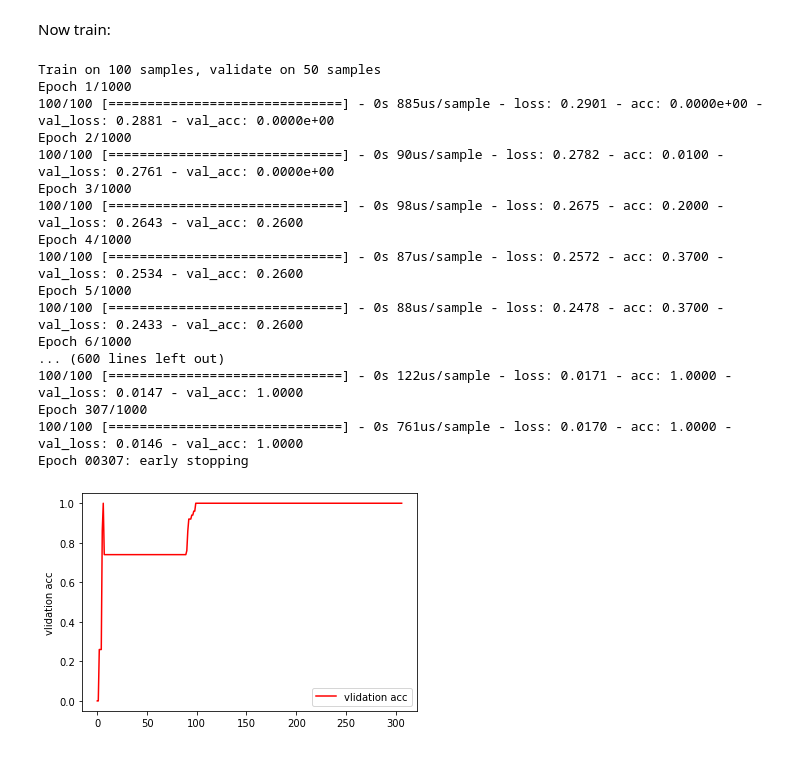
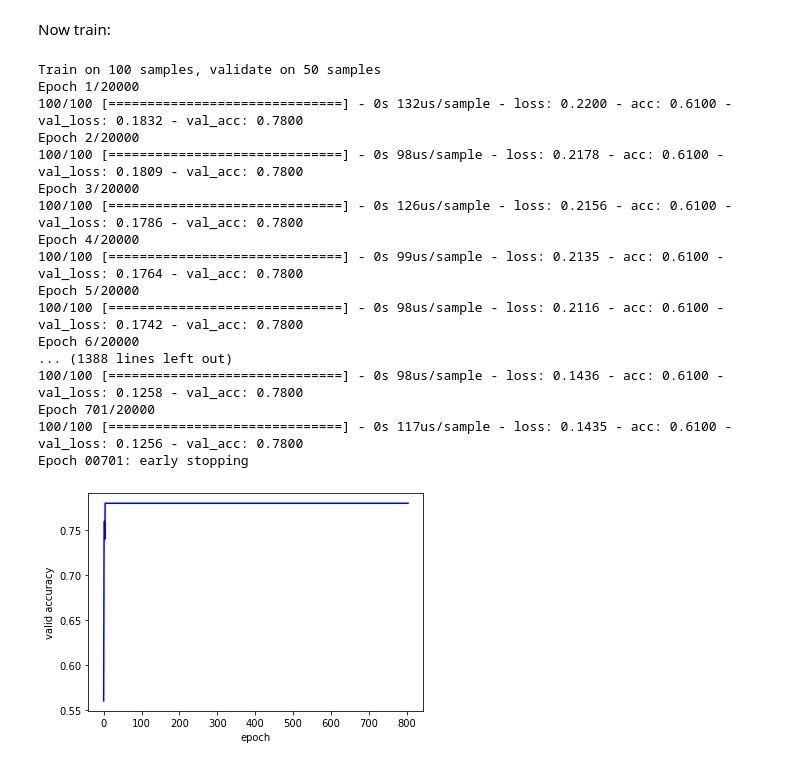
Before and after one commit to yeswhos/COMP5400M-Bio-inspired-Computing, a Jupyter notebook: CW2/Backpropagation on the Iris data set.ipynb, the cells around one changed output. Cells and saved outputs as stored; diff of their text form; code cells hidden in the pictures.

```diff
--- a/CW2/Backpropagation on the Iris data set.ipynb
+++ b/CW2/Backpropagation on the Iris data set.ipynb
@@ -45,8 +45,8 @@ outputs = []
 
 d = {}
 d['Iris-setosa\n']  = [1., 0., 0.]
-d['Iris-versicolor\n'] = [0., 0., 1.]
-d['Iris-virginica\n']  = [0., 0., 1.]
+d['Iris-versicolor\n'] = [0., 1., 0.]
+d['Iris-virginica\n']  = [1., 0., 0.]
 
 # with open('iris.data') as f:
 with open(filepath) as f:
@@ -205,52 +205,53 @@ nr_out    = 3
 model.add(layers.Dense(nr_in,activation='relu'))
 model.add(layers.Dense(nr_hidden, activation = 'sigmoid'))
 model.add(layers.Dense(nr_out,activation='sigmoid'))
-model.compile(optimizer=tf.train.GradientDescentOptimizer(0.08),loss='mse',metrics=['accuracy'])
+model.compile(optimizer=tf.train.GradientDescentOptimizer(0.05),loss='mse',metrics=['accuracy'])
 # %% [markdown]
 Create training set and bring them into a numpy array form. Let's use a 100 patterns for training. Also, build a validation set.
 # %% [markdown]
 Now train:
 # %%
-earlystop=tf.keras.callbacks.EarlyStopping(monitor='val_acc',min_delta=-0.01,patience=300,verbose=True,restore_best_weights=True)
+earlystop=tf.keras.callbacks.EarlyStopping(monitor='val_acc',min_delta=-0.01,patience=700,verbose=True,restore_best_weights=True)
 callbacks=[earlystop]
-history_model = model.fit(train_inputs,train_outputs,epochs=1000,batch_size=30,validation_data=(val_inputs,val_outputs),callbacks=callbacks)
+history_model = model.fit(train_inputs,train_outputs,epochs=20000,batch_size=30,validation_data=(val_inputs,val_outputs),callbacks=callbacks)
 #model.fit(train_inputs,train_outputs,epochs=500,batch_size=30, validation_data=(val_inputs, val_outputs))
 # %% [output]
 Train on 100 samples, validate on 50 samples
-Epoch 1/1000
-100/100 [==============================] - 0s 885us/sample - loss: 0.2901 - acc: 0.0000e+00 - val_loss: 0.2881 - val_acc: 0.0000e+00
-Epoch 2/1000
-100/100 [==============================] - 0s 90us/sample - loss: 0.2782 - acc: 0.0100 - val_loss: 0.2761 - val_acc: 0.0000e+00
-Epoch 3/1000
-100/100 [==============================] - 0s 98us/sample - loss: 0.2675 - acc: 0.2000 - val_loss: 0.2643 - val_acc: 0.2600
-Epoch 4/1000
-100/100 [==============================] - 0s 87us/sample - loss: 0.2572 - acc: 0.3700 - val_loss: 0.2534 - val_acc: 0.2600
-Epoch 5/1000
-100/100 [==============================] - 0s 88us/sample - loss: 0.2478 - acc: 0.3700 - val_loss: 0.2433 - val_acc: 0.2600
-Epoch 6/1000
-... (600 lines left out)
-100/100 [==============================] - 0s 122us/sample - loss: 0.0171 - acc: 1.0000 - val_loss: 0.0147 - val_acc: 1.0000
-Epoch 307/1000
-100/100 [==============================] - 0s 761us/sample - loss: 0.0170 - acc: 1.0000 - val_loss: 0.0146 - val_acc: 1.0000
-Epoch 00307: early stopping
+Epoch 1/20000
+100/100 [==============================] - 0s 132us/sample - loss: 0.2200 - acc: 0.6100 - val_loss: 0.1832 - val_acc: 0.7800
+Epoch 2/20000
+100/100 [==============================] - 0s 98us/sample - loss: 0.2178 - acc: 0.6100 - val_loss: 0.1809 - val_acc: 0.7800
+Epoch 3/20000
+100/100 [==============================] - 0s 126us/sample - loss: 0.2156 - acc: 0.6100 - val_loss: 0.1786 - val_acc: 0.7800
+Epoch 4/20000
+100/100 [==============================] - 0s 99us/sample - loss: 0.2135 - acc: 0.6100 - val_loss: 0.1764 - val_acc: 0.7800
+Epoch 5/20000
+100/100 [==============================] - 0s 98us/sample - loss: 0.2116 - acc: 0.6100 - val_loss: 0.1742 - val_acc: 0.7800
+Epoch 6/20000
+... (1388 lines left out)
+100/100 [==============================] - 0s 98us/sample - loss: 0.1436 - acc: 0.6100 - val_loss: 0.1258 - val_acc: 0.7800
+Epoch 701/20000
+100/100 [==============================] - 0s 117us/sample - loss: 0.1435 - acc: 0.6100 - val_loss: 0.1256 - val_acc: 0.7800
+Epoch 00701: early stopping
 # %%
 vla_accu=[]
 vla_accu=history_model.history['val_acc']
 vla_loss=[]
 val_loss=history_model.history['val_loss']
 
 Epochs=[]
 i=0
 for i in range(0,len(vla_accu)):
   Epochs.append(i)
   i += 1
 # Sepal length with Petal length
-plt.plot(Epochs,vla_accu,c='r',label="vlidation acc")
-plt.ylabel('vlidation acc')
-plt.legend()
+plt.plot(Epochs,vla_accu,c='b',label="vlidation acc")
+plt.xlabel('epoch')
+plt.ylabel('valid accuracy')
+# plt.legend()
 plt.show()
 # %% [output]
-[figure, old version]
+[figure, new version]
 # %%
 history_model = model.fit(train_inputs,train_outputs,epochs=500,batch_size=30, validation_data=(val_inputs, val_outputs))
 # print(history)
```
Also changed, not shown: parts of 5 cells of this notebook.
